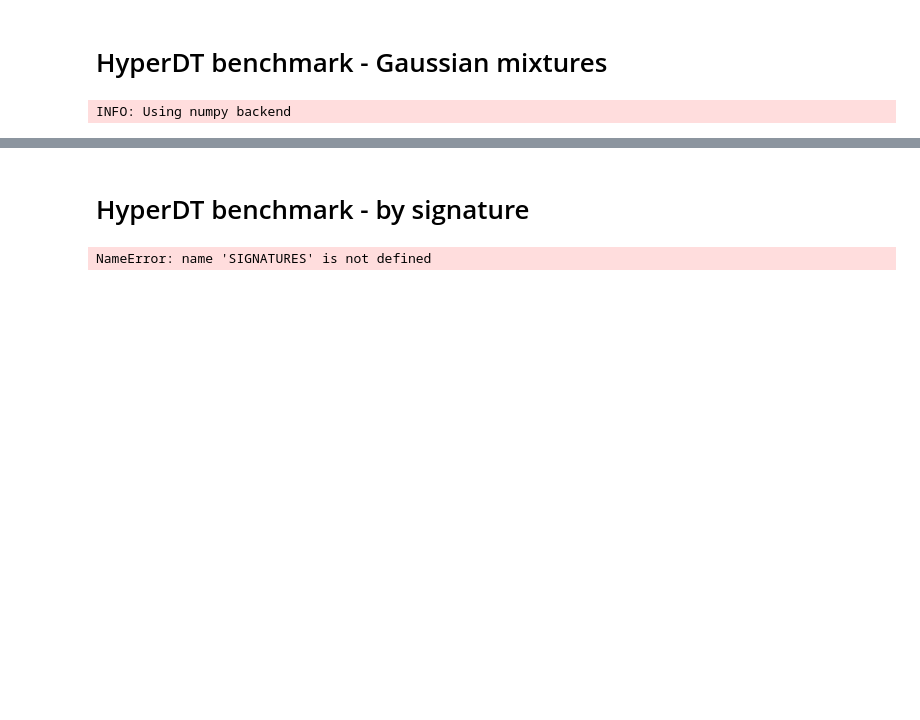
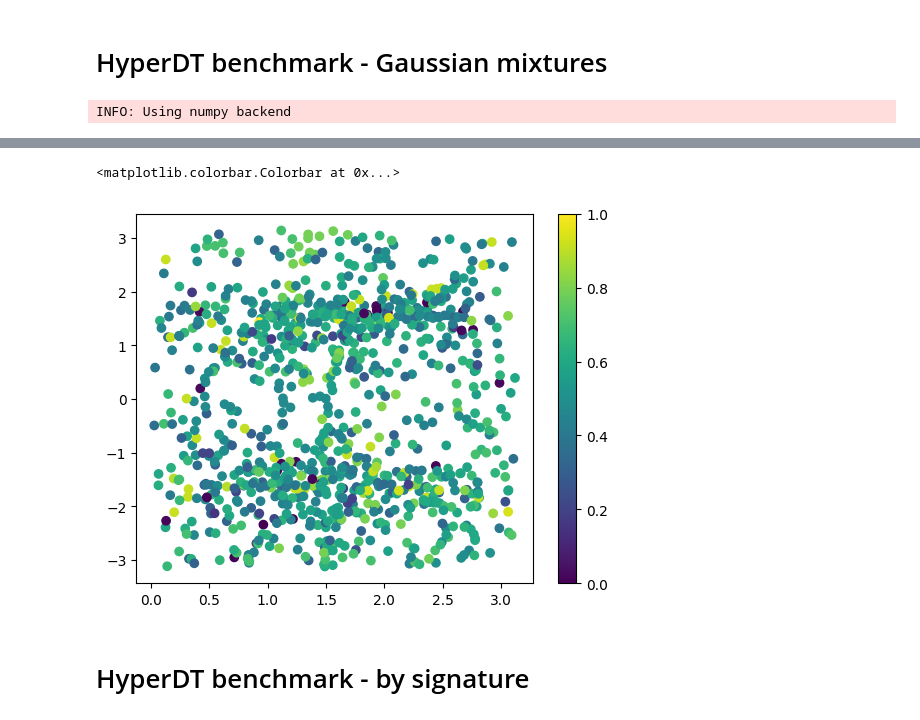
Before and after one commit to qc2321/embedders, a Jupyter notebook: notebooks/7_pc_gaussian_mixture.ipynb, the cells around one changed output, grey strips where cells are left out. Cells and saved outputs as stored; diff of their text form; code cells hidden in the pictures; blank space fills up the shorter version.

```diff
--- a/notebooks/7_pc_gaussian_mixture.ipynb
+++ b/notebooks/7_pc_gaussian_mixture.ipynb
@@ -281,3 +300,10 @@ plt.show()
+# %%
+X_transformed = embedders.visualization.S2_to_polar(X).detach().cpu().numpy()
+plt.scatter(X_transformed[:, 0], X_transformed[:, 1], c=y.detach().cpu().numpy())
+plt.colorbar()
+# %% [output]
+<matplotlib.colorbar.Colorbar at 0x...>
+[figure, added]
 # %% [markdown]
 # HyperDT benchmark - by signature
 # %%
@@ -381,16 +459,20 @@ warnings.filterwarnings("ignore")
 results2 = []
 
 N_POINTS = 1_000
-N_TRIALS = 10
+N_TRIALS = 100
 N_CLASSES = 8
-N_CLUSTERS = 8
+N_CLUSTERS = 32
 COV_SCALE_MEANS = 1.0
-COV_SCALE_POINTS = 1.0
+COV_SCALE_POINTS = 0.1
 MAX_DEPTH = 5
+# RESAMPLE_SCALES = True
 RESAMPLE_SCALES = False
+# TASK = "classification"
+# METRIC = "f1-micro"
+# METRIC = "accuracy"
 TASK = "regression"
-# METRIC = "accuracy"
-METRIC = "percent_rmse"
+METRIC = "rmse"
+
 
 my_tqdm = tqdm(total=len(SIGNATURES) * N_TRIALS)
 for i, signature in enumerate(SIGNATURES):
@@ -414,9 +496,9 @@ for i, signature in enumerate(SIGNATURES):
         # Scale is a random integer from 0 to 1
         if RESAMPLE_SCALES:
             for M in pm.P:
-                scale = np.random.rand() * 100
-                M.scale = scale
-                M.manifold._log_scale = torch.nn.Parameter(torch.log(torch.tensor(scale)))
+                scale = 0.5 - np.random.rand() * 20
+                M.scale = torch.exp(torch.tensor(scale)).item()
+                M.manifold._log_scale = torch.nn.Parameter(torch.tensor(scale))
 
         accs = embedders.benchmarks.benchmark(X, y, pm, max_depth=MAX_DEPTH, score=METRIC, task=TASK)
         accs["signature"] = SIGNATURES_STR[i]
@@ -426,12 +508,6 @@ for i, signature in enumerate(SIGNATURES):
         my_tqdm.update(1)
 
 results2 = pd.DataFrame(results2)
-
-# results2.to_csv(
-#     "/teamspace/studios/this_studio/embedders/data/gaussian_mixture_benchmarks/signature_benchmarks.csv", index=False
-# )
-# %% [output]
-NameError: name 'SIGNATURES' is not defined
 # %%
 # Turn table into 95% confidence intervals with p-values
 import numpy as np
```
Also changed, not shown: parts of 9 cells of this notebook, 23 other files.
